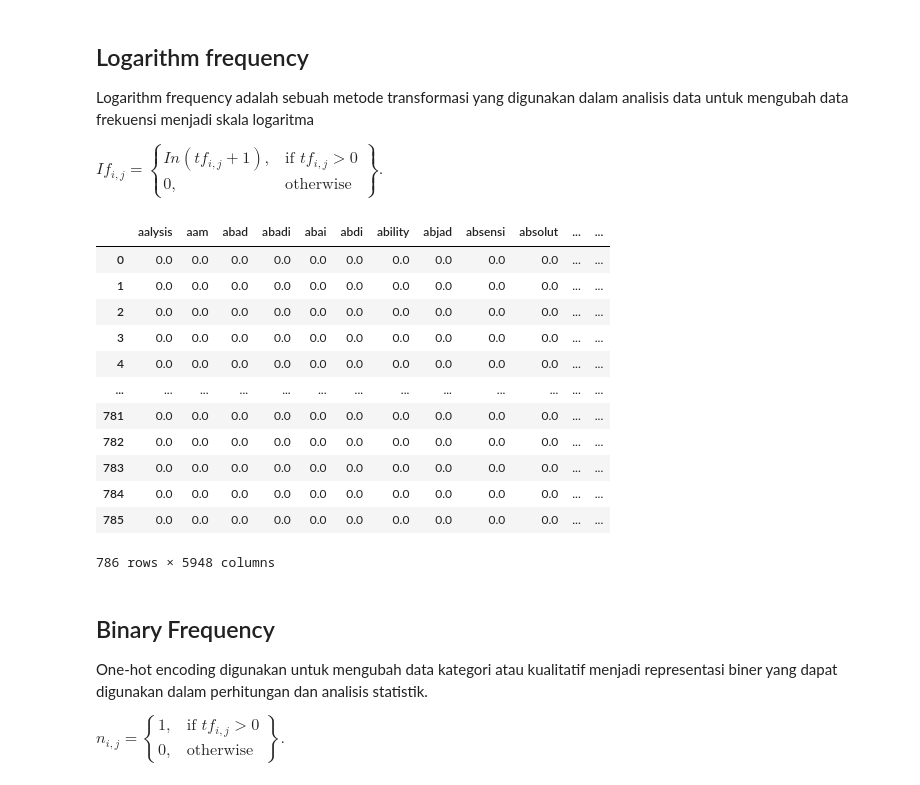
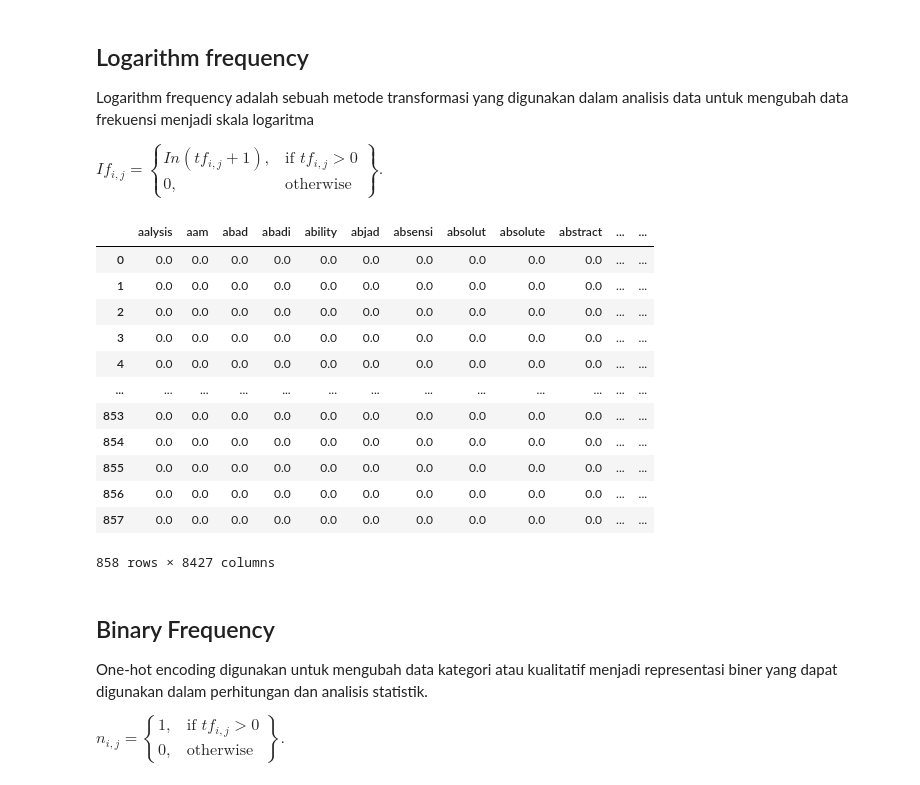
Before and after one commit to khikisb/ppw, a Jupyter notebook: _sources/tugas-ppw/Tugas_2.ipynb, the cells around one changed output. Cells and saved outputs as stored; diff of their text form; code cells hidden in the pictures.

```diff
--- a/_sources/tugas-ppw/Tugas_2.ipynb
+++ b/_sources/tugas-ppw/Tugas_2.ipynb
@@ -207,0 +118,13 @@ Name: comment_normalize, dtype: object
+# %%
+data_clean=[]
+for i in range(len(preprocessing)):
+  data_clean.append(preprocessing[i])
+# %%
+tokenize=[]
+for i in range(len(data_clean)):
+  token=word_tokenize(data_clean[i])
+  tokendata = []
+  for x in token :
+    tokendata.append(x)
+  tokenize.append(tokendata)
+  print(tokendata)
@@ -447,0 +151,10 @@ term_frequency_df.to_excel('term_frequency_df.xlsx', index=False)
+# %%
+stopword=[]
+for i in range(len(tokenize)):
+  listStopword =  set(stopwords.words('indonesian'))
+  removed=[]
+  for x in (tokenize[i]):
+    if x not in listStopword:
+       removed.append(x)
+  stopword.append(removed)
+  print(removed)
@@ -447,0 +181,8 @@ term_frequency_df.to_excel('term_frequency_df.xlsx', index=False)
+# %%
+join=[]
+for i in range(len(stopword)):
+  joinkata = ' '.join(stopword[i])
+  join.append(joinkata)
+
+hasilpreproses = pd.DataFrame(join, columns=['Abstrak'])
+hasilpreproses
@@ -457,23 +255,23 @@ In(tf_{i,j} + 1 ), & \text { if } t f_{i, j}>0 \\
 # %%
 from sklearn.feature_extraction.text import TfidfVectorizer
 log_vectorizer = TfidfVectorizer(use_idf=False, smooth_idf=False, norm=None)
-X_log = log_vectorizer.fit_transform(datap['Abstrak'].tolist())
+X_log = log_vectorizer.fit_transform(hasilpreproses['Abstrak'].tolist())
 
 log_terms = log_vectorizer.get_feature_names_out()
 df_log = pd.DataFrame(data = X_log.toarray(),columns = log_terms)
 df_log
 # %% [output]
-|  | aalysis | aam | abad | abadi | abai | abdi | ability | abjad | absensi | absolut | ... | ... |
+|  | aalysis | aam | abad | abadi | ability | abjad | absensi | absolut | absolute | abstract | ... | ... |
 | 0 | 0.0 | 0.0 | 0.0 | 0.0 | 0.0 | 0.0 | 0.0 | 0.0 | 0.0 | 0.0 | ... | ... |
 | 1 | 0.0 | 0.0 | 0.0 | 0.0 | 0.0 | 0.0 | 0.0 | 0.0 | 0.0 | 0.0 | ... | ... |
 | 2 | 0.0 | 0.0 | 0.0 | 0.0 | 0.0 | 0.0 | 0.0 | 0.0 | 0.0 | 0.0 | ... | ... |
 | 3 | 0.0 | 0.0 | 0.0 | 0.0 | 0.0 | 0.0 | 0.0 | 0.0 | 0.0 | 0.0 | ... | ... |
 | 4 | 0.0 | 0.0 | 0.0 | 0.0 | 0.0 | 0.0 | 0.0 | 0.0 | 0.0 | 0.0 | ... | ... |
 | ... | ... | ... | ... | ... | ... | ... | ... | ... | ... | ... | ... | ... |
-| 781 | 0.0 | 0.0 | 0.0 | 0.0 | 0.0 | 0.0 | 0.0 | 0.0 | 0.0 | 0.0 | ... | ... |
-| 782 | 0.0 | 0.0 | 0.0 | 0.0 | 0.0 | 0.0 | 0.0 | 0.0 | 0.0 | 0.0 | ... | ... |
-| 783 | 0.0 | 0.0 | 0.0 | 0.0 | 0.0 | 0.0 | 0.0 | 0.0 | 0.0 | 0.0 | ... | ... |
-| 784 | 0.0 | 0.0 | 0.0 | 0.0 | 0.0 | 0.0 | 0.0 | 0.0 | 0.0 | 0.0 | ... | ... |
-| 785 | 0.0 | 0.0 | 0.0 | 0.0 | 0.0 | 0.0 | 0.0 | 0.0 | 0.0 | 0.0 | ... | ... |
+| 853 | 0.0 | 0.0 | 0.0 | 0.0 | 0.0 | 0.0 | 0.0 | 0.0 | 0.0 | 0.0 | ... | ... |
+| 854 | 0.0 | 0.0 | 0.0 | 0.0 | 0.0 | 0.0 | 0.0 | 0.0 | 0.0 | 0.0 | ... | ... |
+| 855 | 0.0 | 0.0 | 0.0 | 0.0 | 0.0 | 0.0 | 0.0 | 0.0 | 0.0 | 0.0 | ... | ... |
+| 856 | 0.0 | 0.0 | 0.0 | 0.0 | 0.0 | 0.0 | 0.0 | 0.0 | 0.0 | 0.0 | ... | ... |
+| 857 | 0.0 | 0.0 | 0.0 | 0.0 | 0.0 | 0.0 | 0.0 | 0.0 | 0.0 | 0.0 | ... | ... |
-786 rows × 5948 columns
+858 rows × 8427 columns
 # %%
```
Also changed, not shown: parts of 61 cells of this notebook, 22 other files.
